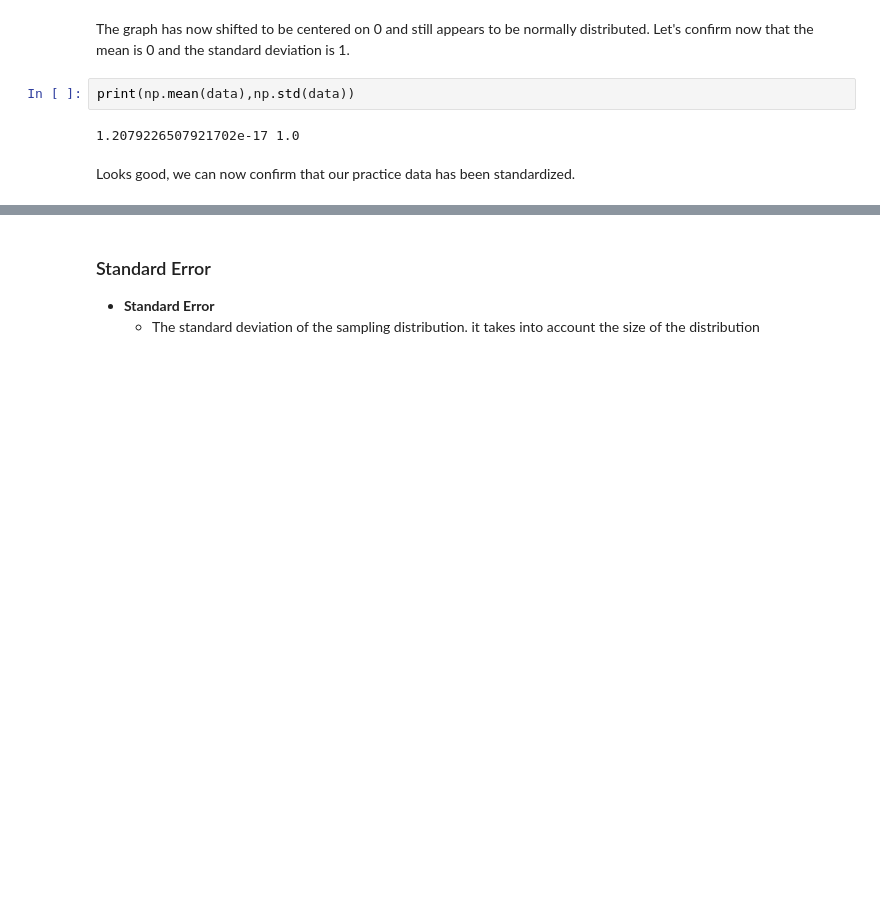
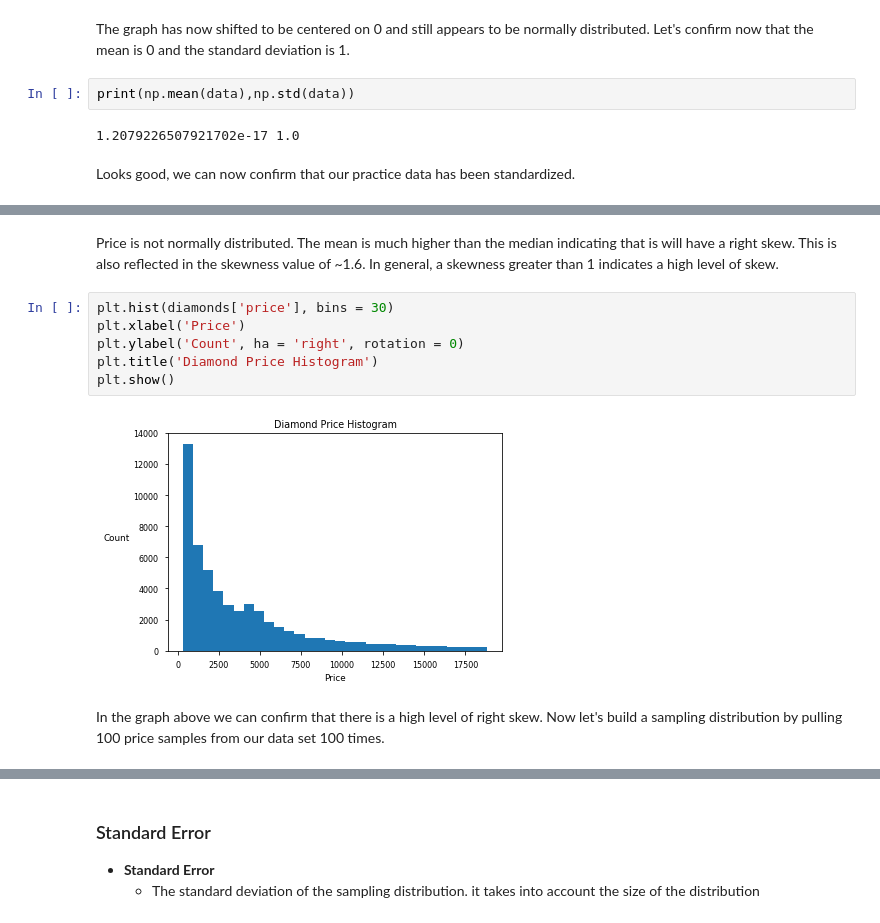
Before and after one commit to jmeguira/stats, a Jupyter notebook: stats_notebook.ipynb, the cells around one changed output, grey strips where cells are left out. Saved outputs shown, nothing was run; the diff lists cells and outputs as text; blank space fills up the shorter version.

```diff
--- a/stats_notebook.ipynb
+++ b/stats_notebook.ipynb
@@ -1151,0 +1189,12 @@ Looks good, we can now confirm that our practice data has been standardized.
+# %% [markdown]
+Price is not normally distributed. The mean is much higher than the median indicating that is will have a right skew. This is also reflected in the skewness value of ~1.6. In general, a skewness greater than 1 indicates a high level of skew.
+# %%
+plt.hist(diamonds['price'], bins = 30)
+plt.xlabel('Price')
+plt.ylabel('Count', ha = 'right', rotation = 0)
+plt.title('Diamond Price Histogram')
+plt.show()
+# %% [output]
+[figure, added]
+# %% [markdown]
+In the graph above we can confirm that there is a high level of right skew. Now let's build a sampling distribution by pulling 100 price samples from our data set 100 times.
```
Also changed, not shown: parts of 11 cells of this notebook.
